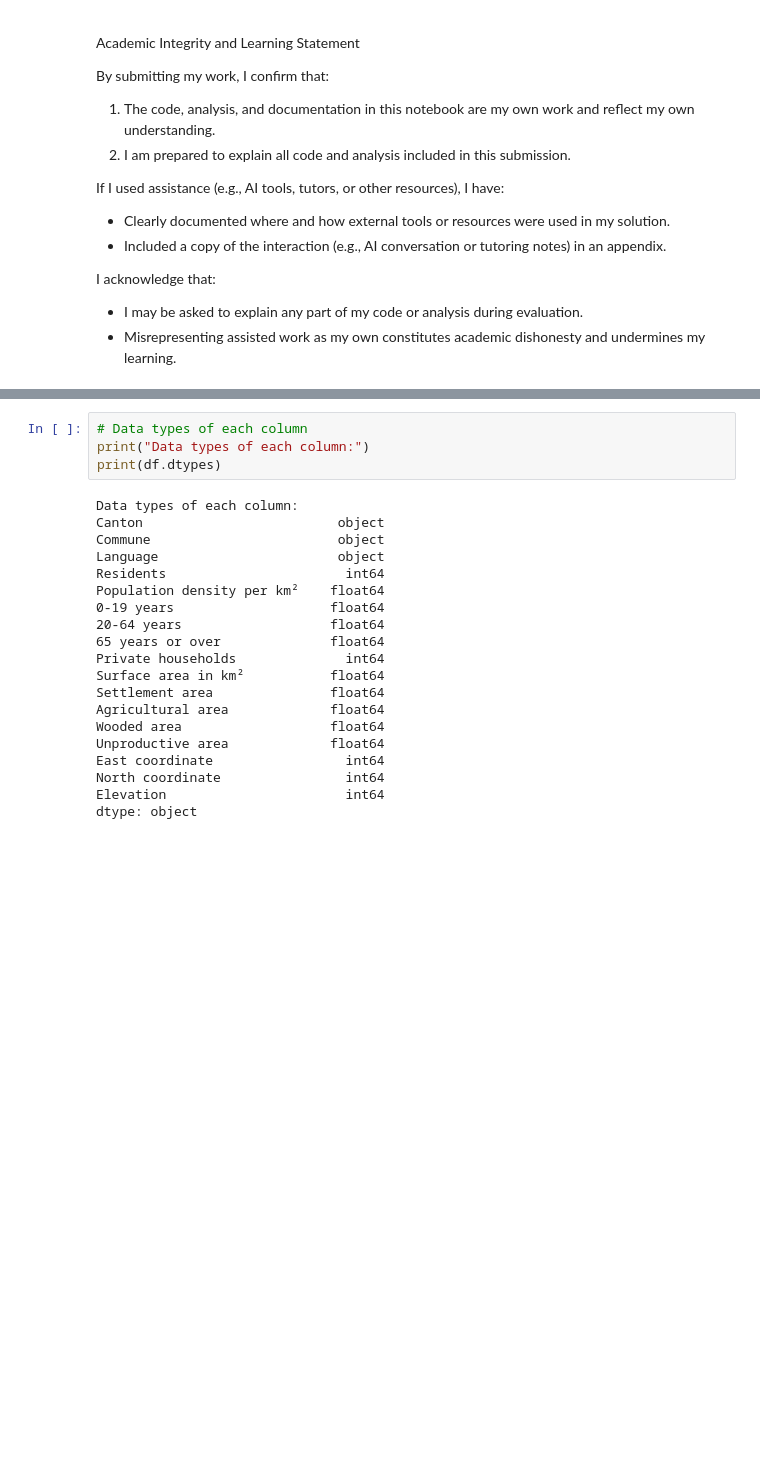
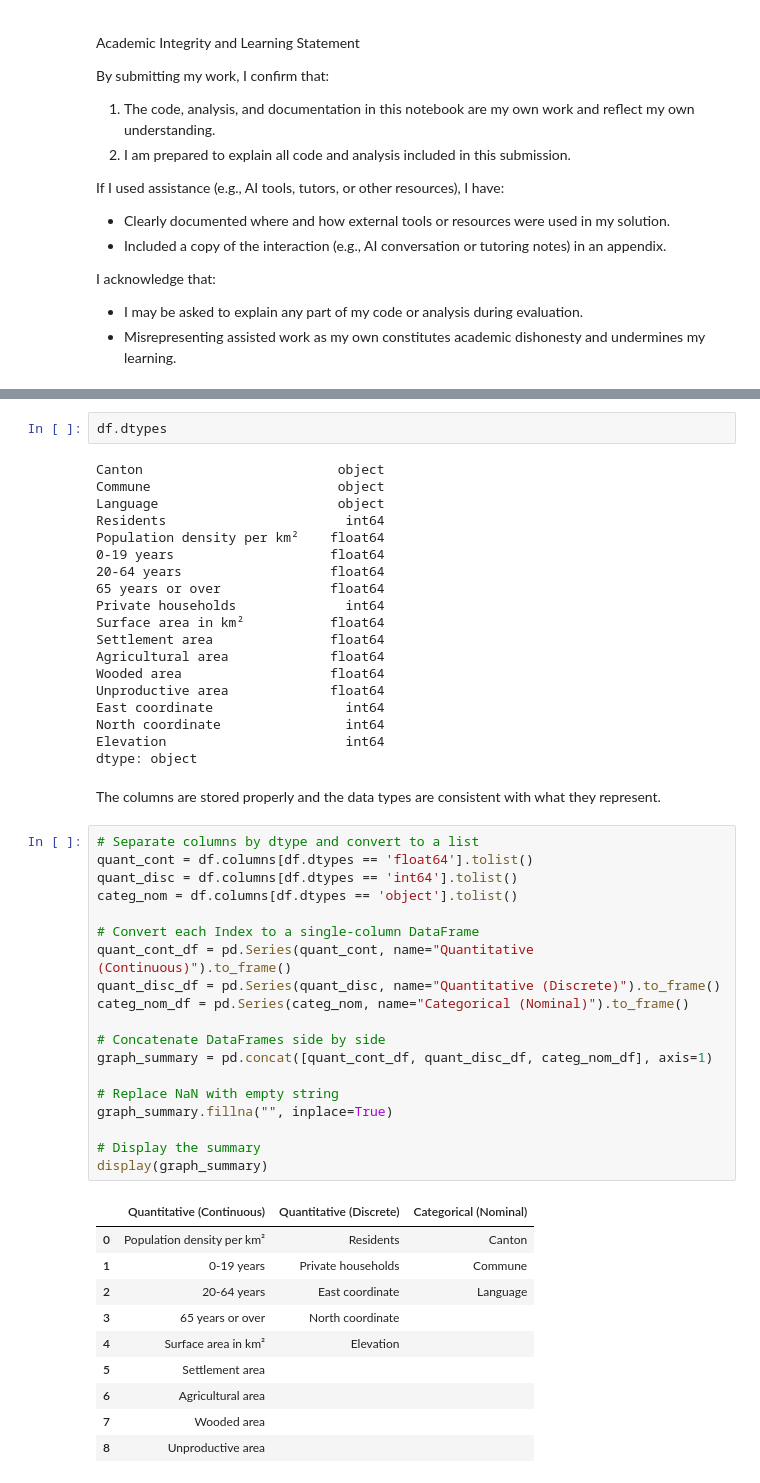
Before and after one commit to mamefatylo/EPFL_swiss_communes_project, a Jupyter notebook: communes_solution.ipynb, the cells around one changed output, grey strips where cells are left out. Saved outputs shown, nothing was run; the diff lists cells and outputs as text; blank space fills up the shorter version.

```diff
--- a/communes_solution.ipynb
+++ b/communes_solution.ipynb
@@ -87,9 +97,6 @@ Columns: ['Canton', 'Commune', 'Language', 'Residents', 'Population density per
 # %%
-# Data types of each column
-print("Data types of each column:")
-print(df.dtypes)
+df.dtypes
 # %% [output]
-Data types of each column:
 Canton                         object
 Commune                        object
 Language                       object
@@ -108,3 +115,35 @@ East coordinate                 int64
 North coordinate                int64
 Elevation                       int64
 dtype: object
+# %% [markdown]
+The columns are stored properly and the data types are consistent with what they represent.
+# %%
+# Separate columns by dtype and convert to a list
+quant_cont = df.columns[df.dtypes == 'float64'].tolist()
+quant_disc = df.columns[df.dtypes == 'int64'].tolist()
+categ_nom = df.columns[df.dtypes == 'object'].tolist()
+
+# Convert each Index to a single-column DataFrame
+quant_cont_df = pd.Series(quant_cont, name="Quantitative (Continuous)").to_frame()
+quant_disc_df = pd.Series(quant_disc, name="Quantitative (Discrete)").to_frame()
+categ_nom_df = pd.Series(categ_nom, name="Categorical (Nominal)").to_frame()
+
+# Concatenate DataFrames side by side
+graph_summary = pd.concat([quant_cont_df, quant_disc_df, categ_nom_df], axis=1)
+
+# Replace NaN with empty string
+graph_summary.fillna("", inplace=True)
+
+# Display the summary
+display(graph_summary)
+# %% [output]
+|  | Quantitative (Continuous) | Quantitative (Discrete) | Categorical (Nominal) |
+| 0 | Population density per km² | Residents | Canton |
+| 1 | 0-19 years | Private households | Commune |
+| 2 | 20-64 years | East coordinate | Language |
+| 3 | 65 years or over | North coordinate |  |
+| 4 | Surface area in km² | Elevation |  |
+| 5 | Settlement area |  |  |
+| 6 | Agricultural area |  |  |
+| 7 | Wooded area |  |  |
+| 8 | Unproductive area |  |  |
```
Also changed, not shown: parts of 53 cells of this notebook.
